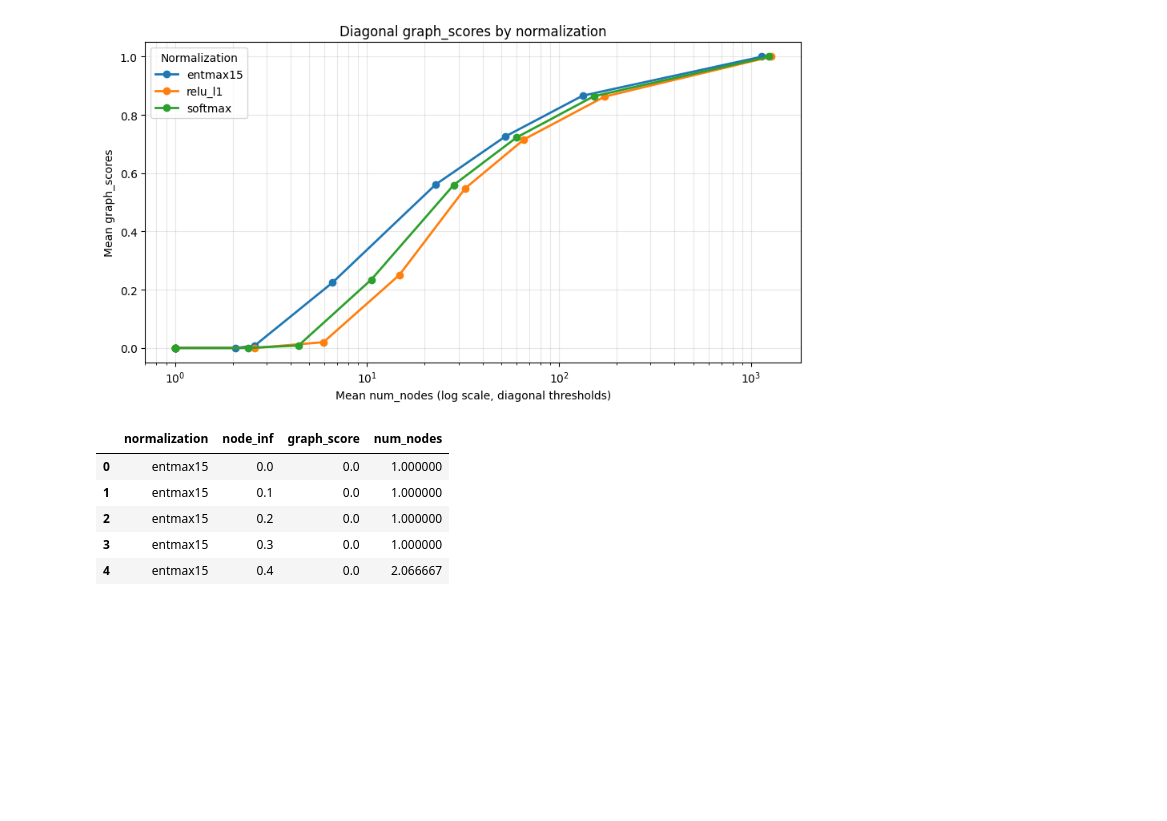
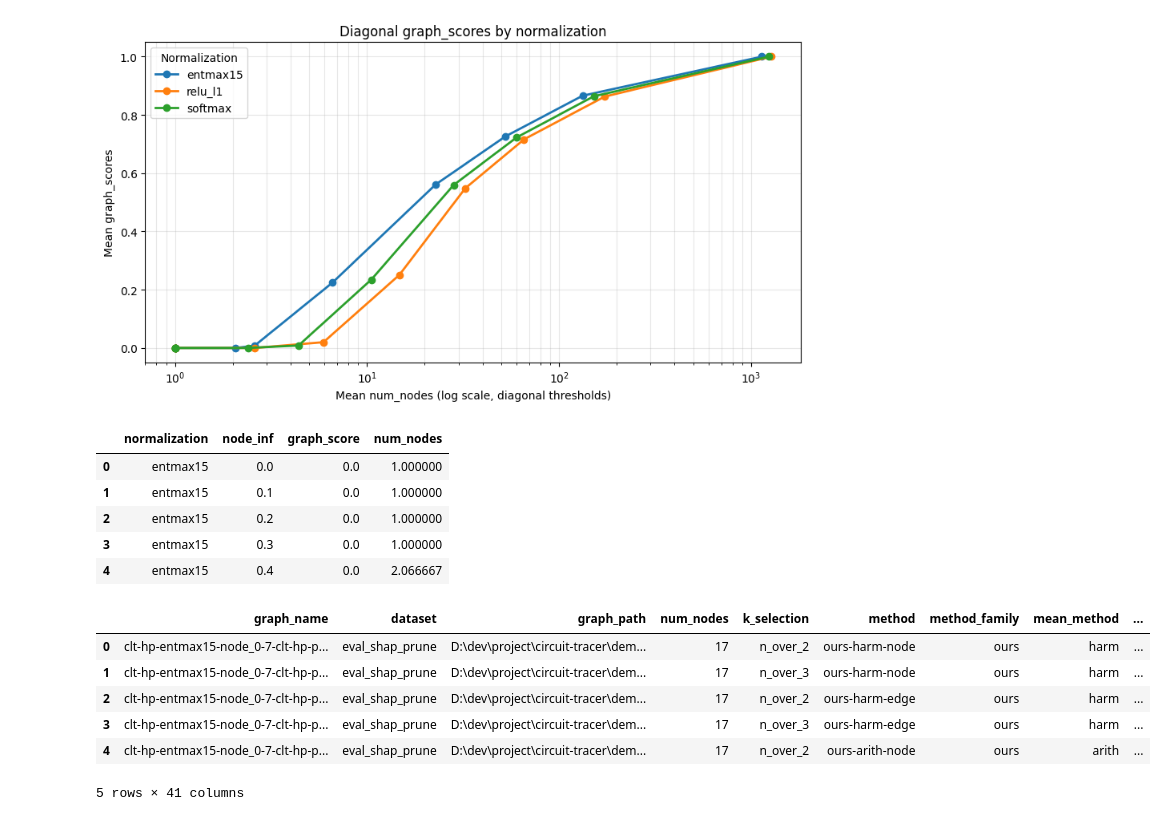
Before and after one commit to IamKrill1n/circuit-tracer, a Jupyter notebook: demos/experiments.ipynb, the cells around one changed output. Saved outputs shown, nothing was run; the diff lists cells and outputs as text; code cells hidden in the pictures; blank space fills up the shorter version.

Commit message:
add cluster eval

```diff
--- a/demos/experiments.ipynb
+++ b/demos/experiments.ipynb
@@ -541,3 +541,15 @@ diag_by_norm.head()
 | 2 | entmax15 | 0.2 | 0.0 | 1.000000 |
 | 3 | entmax15 | 0.3 | 0.0 | 1.000000 |
 | 4 | entmax15 | 0.4 | 0.0 | 2.066667 |
+# %%
+import pandas as pd
+cluster_eval = pd.read_csv("D:\dev\project\circuit-tracer\eval_outputs\clustering2\summary.csv")
+cluster_eval.head()
+# %% [output]
+|  | graph_name | dataset | graph_path | num_nodes | k_selection | method | method_family | mean_method | ... |
+| 0 | clt-hp-entmax15-node_0-7-clt-hp-p... | eval_shap_prune | D:\dev\project\circuit-tracer\dem... | 17 | n_over_2 | ours-harm-node | ours | harm | ... |
+| 1 | clt-hp-entmax15-node_0-7-clt-hp-p... | eval_shap_prune | D:\dev\project\circuit-tracer\dem... | 17 | n_over_3 | ours-harm-node | ours | harm | ... |
+| 2 | clt-hp-entmax15-node_0-7-clt-hp-p... | eval_shap_prune | D:\dev\project\circuit-tracer\dem... | 17 | n_over_2 | ours-harm-edge | ours | harm | ... |
+| 3 | clt-hp-entmax15-node_0-7-clt-hp-p... | eval_shap_prune | D:\dev\project\circuit-tracer\dem... | 17 | n_over_3 | ours-harm-edge | ours | harm | ... |
+| 4 | clt-hp-entmax15-node_0-7-clt-hp-p... | eval_shap_prune | D:\dev\project\circuit-tracer\dem... | 17 | n_over_2 | ours-arith-node | ours | arith | ... |
+5 rows × 41 columns
```
Also changed, not shown: parts of 3 cells of this notebook, 11 other files.
